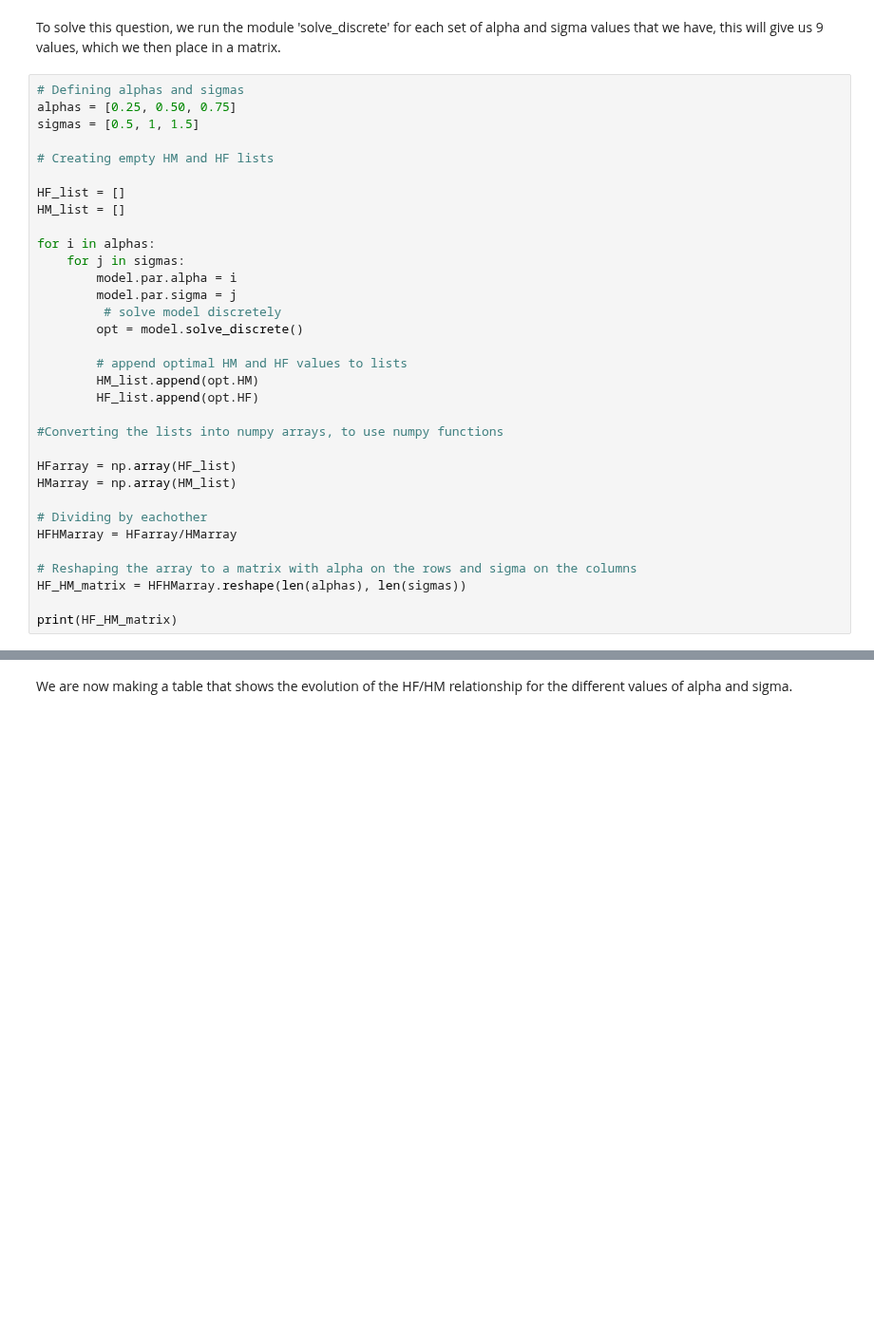
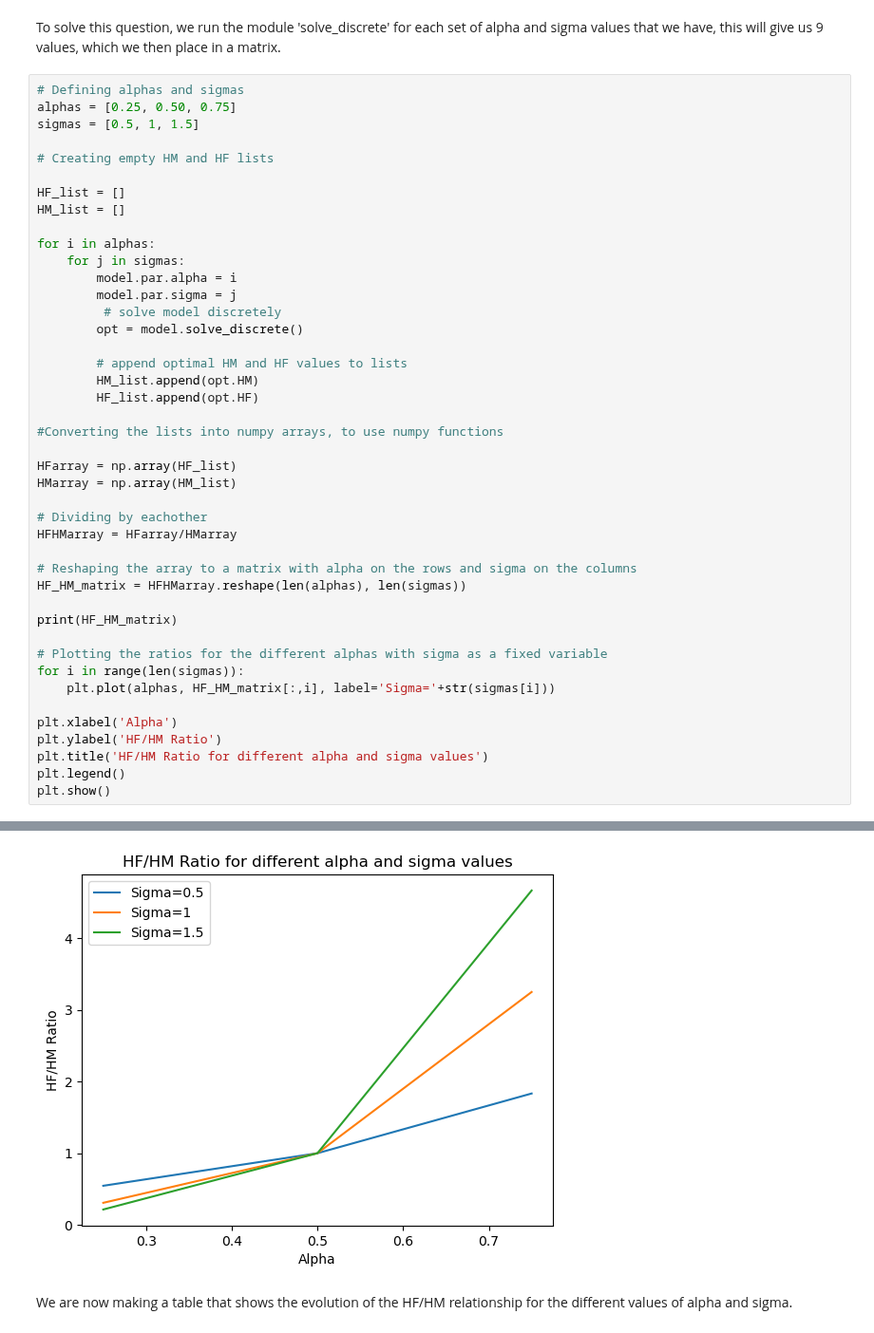
Before and after one commit to NumEconCopenhagen/projects-2023-jt, a Jupyter notebook: inauguralproject/inauguralproject.ipynb, the cells around one changed output, grey strips where cells are left out. Shown at 95% size. Saved outputs shown, nothing was run; the diff lists cells and outputs as text; blank space fills up the shorter version.

```diff
--- a/inauguralproject/inauguralproject.ipynb
+++ b/inauguralproject/inauguralproject.ipynb
@@ -41,33 +38,44 @@ sigmas = [0.5, 1, 1.5]
 HF_list = []
 HM_list = []
 
 for i in alphas:
     for j in sigmas:
         model.par.alpha = i
         model.par.sigma = j
          # solve model discretely
         opt = model.solve_discrete()
 
         # append optimal HM and HF values to lists
         HM_list.append(opt.HM)
         HF_list.append(opt.HF)
 
 #Converting the lists into numpy arrays, to use numpy functions
 
 HFarray = np.array(HF_list)
 HMarray = np.array(HM_list)
 
 # Dividing by eachother
 HFHMarray = HFarray/HMarray
 
 # Reshaping the array to a matrix with alpha on the rows and sigma on the columns
 HF_HM_matrix = HFHMarray.reshape(len(alphas), len(sigmas))
 
 print(HF_HM_matrix)
+
+# Plotting the ratios for the different alphas with sigma as a fixed variable
+for i in range(len(sigmas)):
+    plt.plot(alphas, HF_HM_matrix[:,i], label='Sigma='+str(sigmas[i]))
+
+plt.xlabel('Alpha')
+plt.ylabel('HF/HM Ratio')
+plt.title('HF/HM Ratio for different alpha and sigma values')
+plt.legend()
+plt.show()
 # %% [output]
 [[0.54545455 0.30769231 0.21428571]
  [1.         1.         1.        ]
  [1.83333333 3.25       4.66666667]]
+[figure, added]
 # %% [markdown]
 We are now making a table that shows the evolution of the HF/HM relationship for the different values of alpha and sigma.
 # %% [markdown]
```
Also changed, not shown: parts of 5 cells of this notebook.
